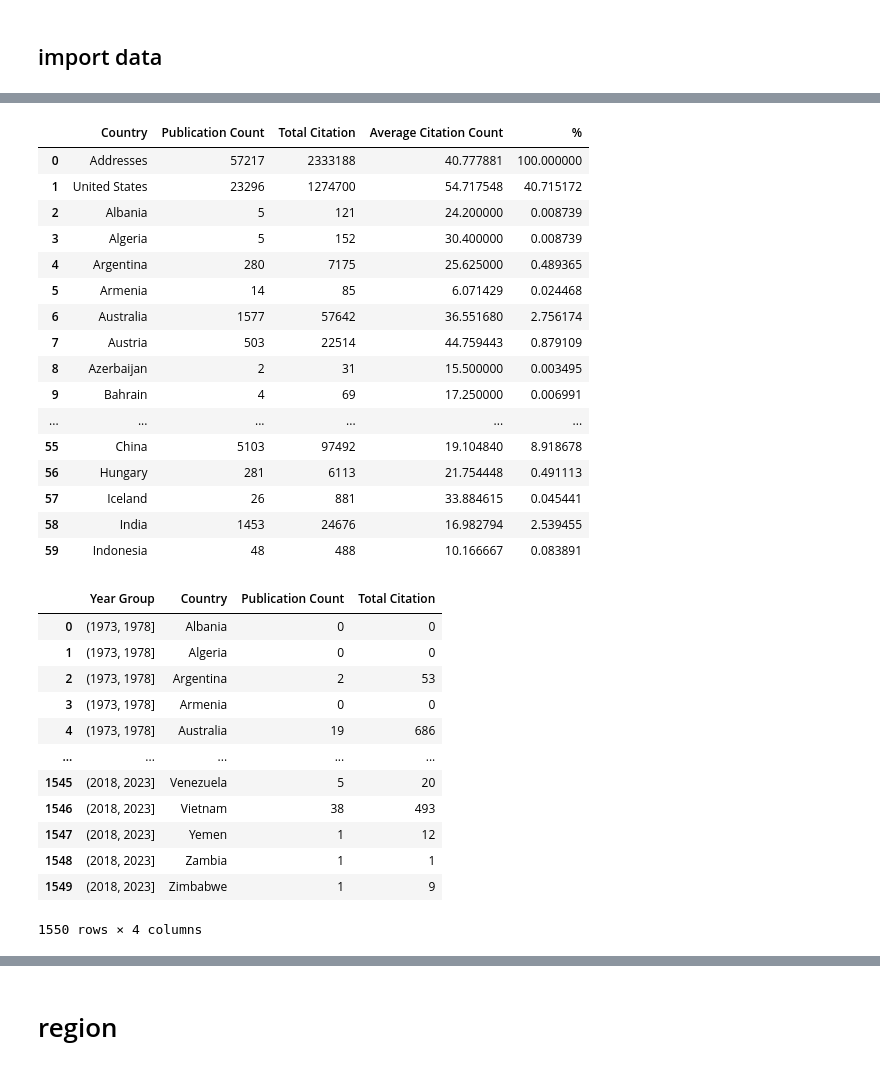
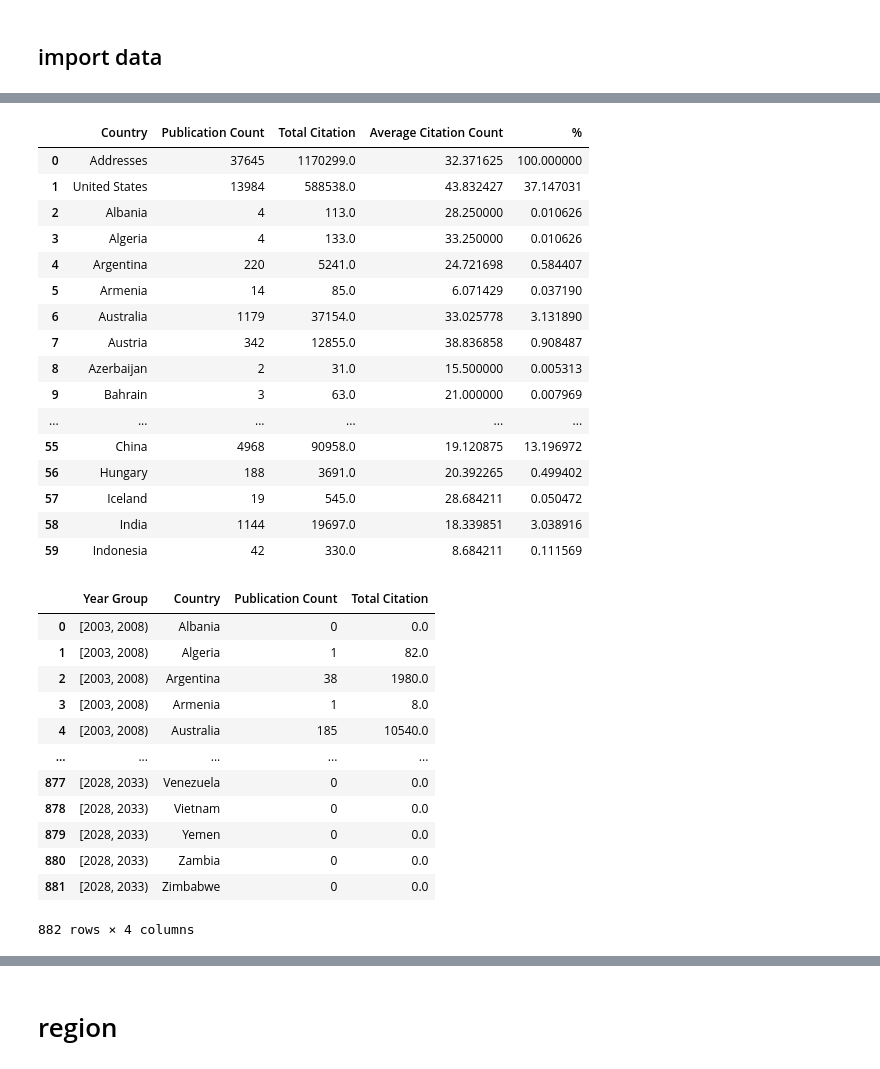
Before and after one commit to descartesmbogning/Deciphering_Bacteriophage_Revolution, a Jupyter notebook: 1_scholar_analysis_trend2.ipynb, the cells around one changed output, grey strips where cells are left out. Cells and saved outputs as stored; diff of their text form; code cells hidden in the pictures.

```diff
--- a/1_scholar_analysis_trend2.ipynb
+++ b/1_scholar_analysis_trend2.ipynb
@@ -38,6 +43,8 @@ def test_sig(x, y):
 # %%
 #Import data
-data = pd.read_pickle(f'D:\PROJECT/YORK UNIVERSITY/BACTERIOPHAGES/data_analyse/first_clean/data_scholar_all_year_merge.pkl')
+data = pd.read_pickle(f'/content/drive/MyDrive/YORKU PROJECT/JUDE/BACTERIOPHAGE/topic_probability_scholar_19.pkl').reset_index()
+# Filter based on 'Publication Year' column
+#data = data[data['Publication Year'] >= 2003]
 data = data.rename(columns={"UT (Unique WOS ID)": "wos_ID"}).set_index(['wos_ID'])
 data.head()
 # %% [output]
@@ -216,7 +154,9 @@ plt.show()
 ## import data
 # %%
 #Import data
-country_data = pd.read_pickle(f'D:\PROJECT/YORK UNIVERSITY/BACTERIOPHAGES/data_analyse/countries_all.pkl').reset_index()
+country_data = pd.read_pickle(f'/content/drive/MyDrive/YORKU PROJECT/JUDE/BACTERIOPHAGE/countries_all.pkl').reset_index()
+# Filter based on 'Publication Year' column
+country_data = country_data[country_data['Publication Year'] >= 2003]
 country_data = country_data.rename(columns={"UT (Unique WOS ID)": "wos_ID"}).set_index(['wos_ID','Publication Year'])
 country_data.head()
 # %% [output]
@@ -259,56 +199,56 @@ country_data_citation.head(2)
 # Initialize dictionaries to hold counts and citations for each country
 publication_counts = {}
 citation_sums = {}
 citation_means = {}
 
 # Iterate over each column (each representing a country) except the last one which is 'Times Cited, All Databases'
 for column in country_data_citation.columns[:-1]:
     publication_counts[column] = country_data_citation[column].count()  # Number of non-NaN entries is the number of publications
     citation_sums[column] = country_data_citation[country_data_citation[column].notnull()]['Times Cited, All Databases'].sum()  # Sum of 'Times Cited, All Databases' where the country column is not NaN
     citation_means[column] = country_data_citation[country_data_citation[column].notnull()]['Times Cited, All Databases'].mean()  # Mean of 'Times Cited, All Databases' where the country column is not NaN
 
 # Convert the dictionaries to DataFrames for better visualization
 publication_counts_df = pd.DataFrame(list(publication_counts.items()), columns=['Country', 'Publication Count'])
 citation_sums_df = pd.DataFrame(list(citation_sums.items()), columns=['Country', 'Total Citation'])
 citation_means_df = pd.DataFrame(list(citation_means.items()), columns=['Country', 'Average Citation Count'])
 
 
 # First merge
 merged_df = pd.merge(publication_counts_df, citation_sums_df, on='Country', how='outer')
 
 # Now, merge the third dataframe
 final_merged_df = pd.merge(merged_df, citation_means_df, on='Country', how='outer')
 
 final_merged_df['%'] = final_merged_df['Publication Count']/final_merged_df.set_index('Country')['Publication Count']['Addresses']*100
 
 # #save data
-final_merged_df.to_csv(f'D:\PROJECT/YORK UNIVERSITY/BACTERIOPHAGES/data_analyse/table/countries_count_citation_list.csv')
+final_merged_df.to_csv(f'/content/drive/MyDrive/YORKU PROJECT/JUDE/BACTERIOPHAGE/countries_count_citation_list.csv')
 
 final_merged_df.head(60)
 # %% [output]
 |  | Country | Publication Count | Total Citation | Average Citation Count | % |
-| 0 | Addresses | 57217 | 2333188 | 40.777881 | 100.000000 |
-| 1 | United States | 23296 | 1274700 | 54.717548 | 40.715172 |
-| 2 | Albania | 5 | 121 | 24.200000 | 0.008739 |
-| 3 | Algeria | 5 | 152 | 30.400000 | 0.008739 |
-| 4 | Argentina | 280 | 7175 | 25.625000 | 0.489365 |
-| 5 | Armenia | 14 | 85 | 6.071429 | 0.024468 |
-| 6 | Australia | 1577 | 57642 | 36.551680 | 2.756174 |
-| 7 | Austria | 503 | 22514 | 44.759443 | 0.879109 |
-| 8 | Azerbaijan | 2 | 31 | 15.500000 | 0.003495 |
-| 9 | Bahrain | 4 | 69 | 17.250000 | 0.006991 |
+| 0 | Addresses | 37645 | 1170299.0 | 32.371625 | 100.000000 |
+| 1 | United States | 13984 | 588538.0 | 43.832427 | 37.147031 |
+| 2 | Albania | 4 | 113.0 | 28.250000 | 0.010626 |
+| 3 | Algeria | 4 | 133.0 | 33.250000 | 0.010626 |
+| 4 | Argentina | 220 | 5241.0 | 24.721698 | 0.584407 |
+| 5 | Armenia | 14 | 85.0 | 6.071429 | 0.037190 |
+| 6 | Australia | 1179 | 37154.0 | 33.025778 | 3.131890 |
+| 7 | Austria | 342 | 12855.0 | 38.836858 | 0.908487 |
+| 8 | Azerbaijan | 2 | 31.0 | 15.500000 | 0.005313 |
+| 9 | Bahrain | 3 | 63.0 | 21.000000 | 0.007969 |
 | ... | ... | ... | ... | ... | ... |
-| 55 | China | 5103 | 97492 | 19.104840 | 8.918678 |
-| 56 | Hungary | 281 | 6113 | 21.754448 | 0.491113 |
-| 57 | Iceland | 26 | 881 | 33.884615 | 0.045441 |
-| 58 | India | 1453 | 24676 | 16.982794 | 2.539455 |
-| 59 | Indonesia | 48 | 488 | 10.166667 | 0.083891 |
+| 55 | China | 4968 | 90958.0 | 19.120875 | 13.196972 |
+| 56 | Hungary | 188 | 3691.0 | 20.392265 | 0.499402 |
+| 57 | Iceland | 19 | 545.0 | 28.684211 | 0.050472 |
+| 58 | India | 1144 | 19697.0 | 18.339851 | 3.038916 |
+| 59 | Indonesia | 42 | 330.0 | 8.684211 | 0.111569 |
 # %%
 # Reset the index to make 'Publication Year' a regular column
 country_data2 = country_data_citation.reset_index()
 
 # Create a new column, 'Year Group', to indicate which 5-year group each row belongs to
-country_data2['Year Group'] = pd.cut(country_data2['Publication Year'], bins=range(1973, 2024, 5), right=True)
+country_data2['Year Group'] = pd.cut(country_data2['Publication Year'], bins=range(2003, 2035, 5), right=False)
 
 # Drop unnecessary columns
 country_data2.drop(['wos_ID', 'Publication Year', 'Addresses'], axis=1, inplace=True)
@@ -329,18 +269,18 @@ grouped.columns = ['Year Group', 'Country', 'Publication Count',	'Total Citation
 grouped
 # %% [output]
 |  | Year Group | Country | Publication Count | Total Citation |
-| 0 | (1973, 1978] | Albania | 0 | 0 |
-| 1 | (1973, 1978] | Algeria | 0 | 0 |
-| 2 | (1973, 1978] | Argentina | 2 | 53 |
-| 3 | (1973, 1978] | Armenia | 0 | 0 |
-| 4 | (1973, 1978] | Australia | 19 | 686 |
+| 0 | [2003, 2008) | Albania | 0 | 0.0 |
+| 1 | [2003, 2008) | Algeria | 1 | 82.0 |
+| 2 | [2003, 2008) | Argentina | 38 | 1980.0 |
+| 3 | [2003, 2008) | Armenia | 1 | 8.0 |
+| 4 | [2003, 2008) | Australia | 185 | 10540.0 |
 | ... | ... | ... | ... | ... |
-| 1545 | (2018, 2023] | Venezuela | 5 | 20 |
-| 1546 | (2018, 2023] | Vietnam | 38 | 493 |
-| 1547 | (2018, 2023] | Yemen | 1 | 12 |
-| 1548 | (2018, 2023] | Zambia | 1 | 1 |
-| 1549 | (2018, 2023] | Zimbabwe | 1 | 9 |
+| 877 | [2028, 2033) | Venezuela | 0 | 0.0 |
+| 878 | [2028, 2033) | Vietnam | 0 | 0.0 |
+| 879 | [2028, 2033) | Yemen | 0 | 0.0 |
+| 880 | [2028, 2033) | Zambia | 0 | 0.0 |
+| 881 | [2028, 2033) | Zimbabwe | 0 | 0.0 |
-1550 rows × 4 columns
+882 rows × 4 columns
 # %%
 # Pivot the DataFrame
 pivot_df = grouped.pivot(index='Country', columns='Year Group', values=['Publication Count',	'Total Citation'])
```
Also changed, not shown: parts of 56 cells of this notebook.
